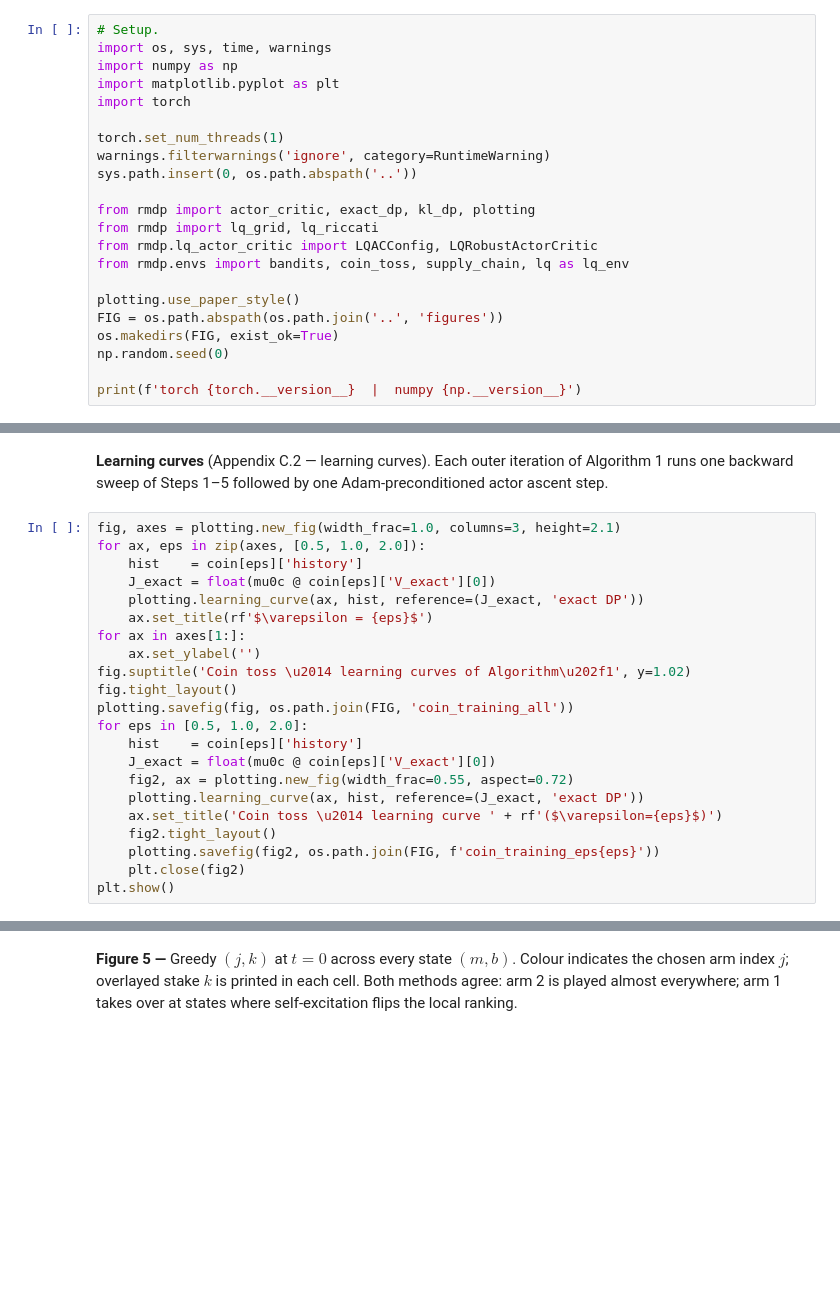
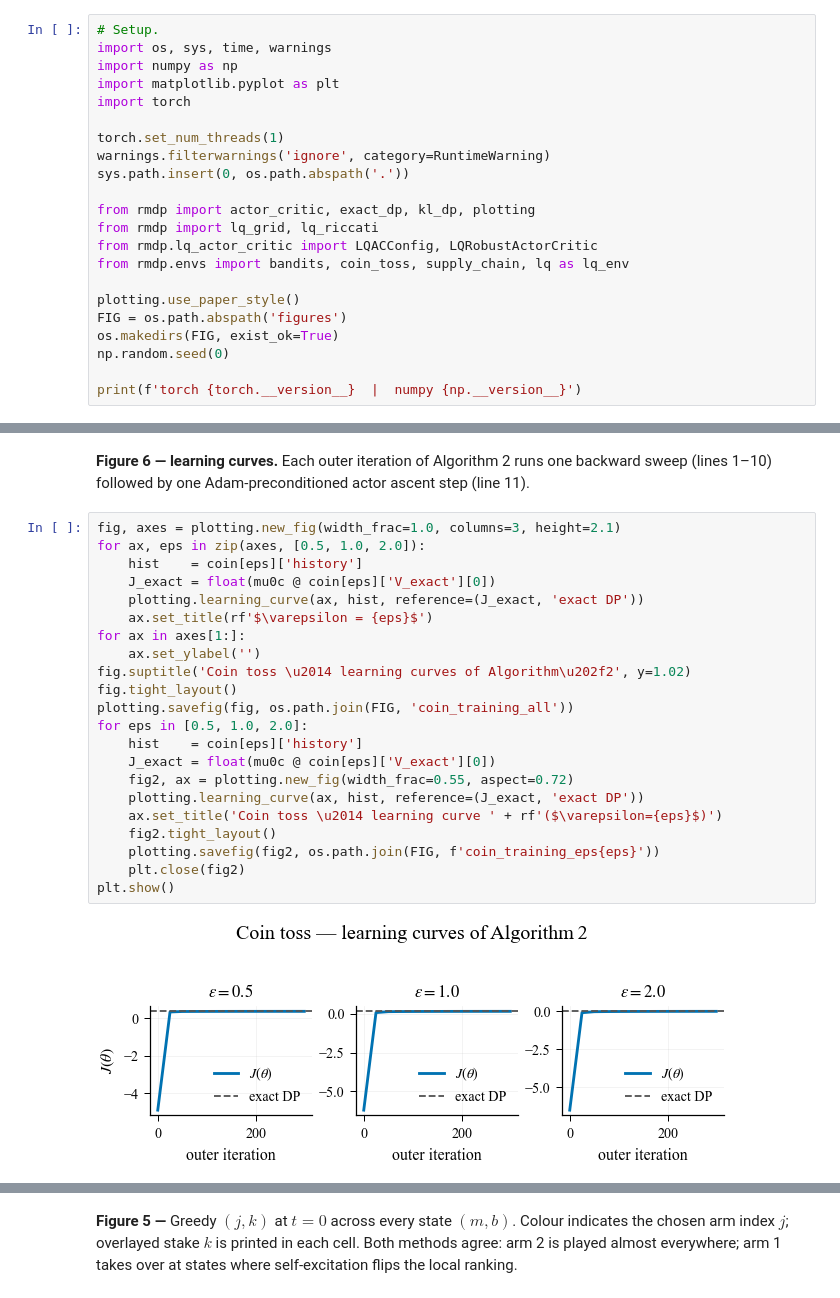
Before and after one commit to YadhHafsi/Policy-Gradient-Learning-for-Distributionally-Robust-Optimization, a Jupyter notebook: experiments.ipynb, the cells around one changed output, grey strips where cells are left out. Drawn from its saved outputs; the diff is of its cells as text; blank space fills up the shorter version.

```diff
--- a/experiments.ipynb
+++ b/experiments.ipynb
@@ -26,7 +26,7 @@ import torch
 
 torch.set_num_threads(1)
 warnings.filterwarnings('ignore', category=RuntimeWarning)
-sys.path.insert(0, os.path.abspath('..'))
+sys.path.insert(0, os.path.abspath('.'))
 
 from rmdp import actor_critic, exact_dp, kl_dp, plotting
 from rmdp import lq_grid, lq_riccati
@@ -34,7 +34,7 @@ from rmdp.lq_actor_critic import LQACConfig, LQRobustActorCritic
 from rmdp.envs import bandits, coin_toss, supply_chain, lq as lq_env
 
 plotting.use_paper_style()
-FIG = os.path.abspath(os.path.join('..', 'figures'))
+FIG = os.path.abspath('figures')
 os.makedirs(FIG, exist_ok=True)
 np.random.seed(0)
 
@@ -77,25 +93,27 @@ for eps in eps_coin:
 # %% [markdown]
-**Learning curves** (Appendix&nbsp;C.2 &mdash; learning curves). Each outer iteration of Algorithm&nbsp;1 runs one backward sweep of Steps&nbsp;1&ndash;5 followed by one Adam-preconditioned actor ascent step.
+**Figure&nbsp;6 &mdash; learning curves.** Each outer iteration of Algorithm&nbsp;2 runs one backward sweep (lines&nbsp;1&ndash;10) followed by one Adam-preconditioned actor ascent step (line&nbsp;11).
 # %%
 fig, axes = plotting.new_fig(width_frac=1.0, columns=3, height=2.1)
 for ax, eps in zip(axes, [0.5, 1.0, 2.0]):
     hist    = coin[eps]['history']
     J_exact = float(mu0c @ coin[eps]['V_exact'][0])
     plotting.learning_curve(ax, hist, reference=(J_exact, 'exact DP'))
     ax.set_title(rf'$\varepsilon = {eps}$')
 for ax in axes[1:]:
     ax.set_ylabel('')
-fig.suptitle('Coin toss \u2014 learning curves of Algorithm\u202f1', y=1.02)
+fig.suptitle('Coin toss \u2014 learning curves of Algorithm\u202f2', y=1.02)
 fig.tight_layout()
 plotting.savefig(fig, os.path.join(FIG, 'coin_training_all'))
 for eps in [0.5, 1.0, 2.0]:
     hist    = coin[eps]['history']
     J_exact = float(mu0c @ coin[eps]['V_exact'][0])
     fig2, ax = plotting.new_fig(width_frac=0.55, aspect=0.72)
     plotting.learning_curve(ax, hist, reference=(J_exact, 'exact DP'))
     ax.set_title('Coin toss \u2014 learning curve ' + rf'($\varepsilon={eps}$)')
     fig2.tight_layout()
     plotting.savefig(fig2, os.path.join(FIG, f'coin_training_eps{eps}'))
     plt.close(fig2)
 plt.show()
+# %% [output]
+[figure, added]
 # %% [markdown]
```
Also changed, not shown: parts of 25 cells of this notebook, 20 other files.
